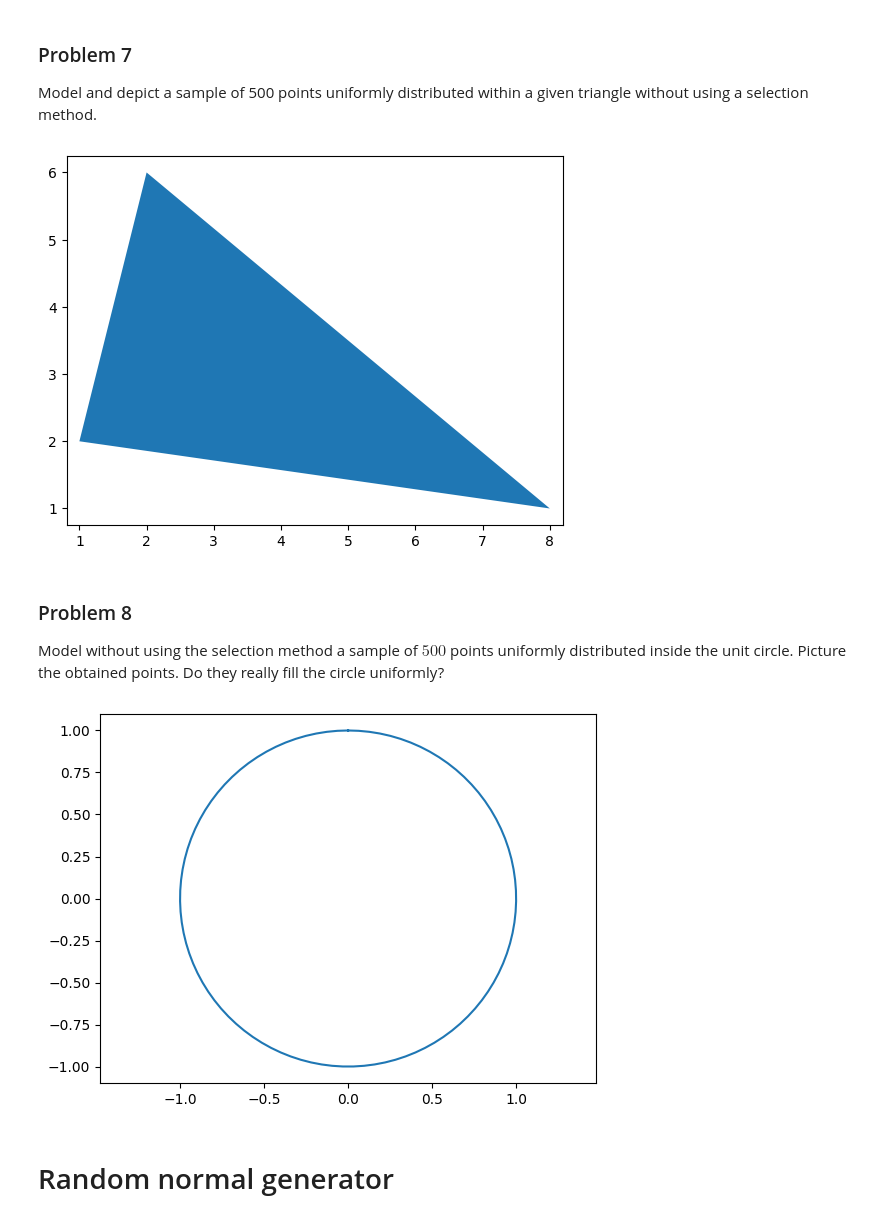
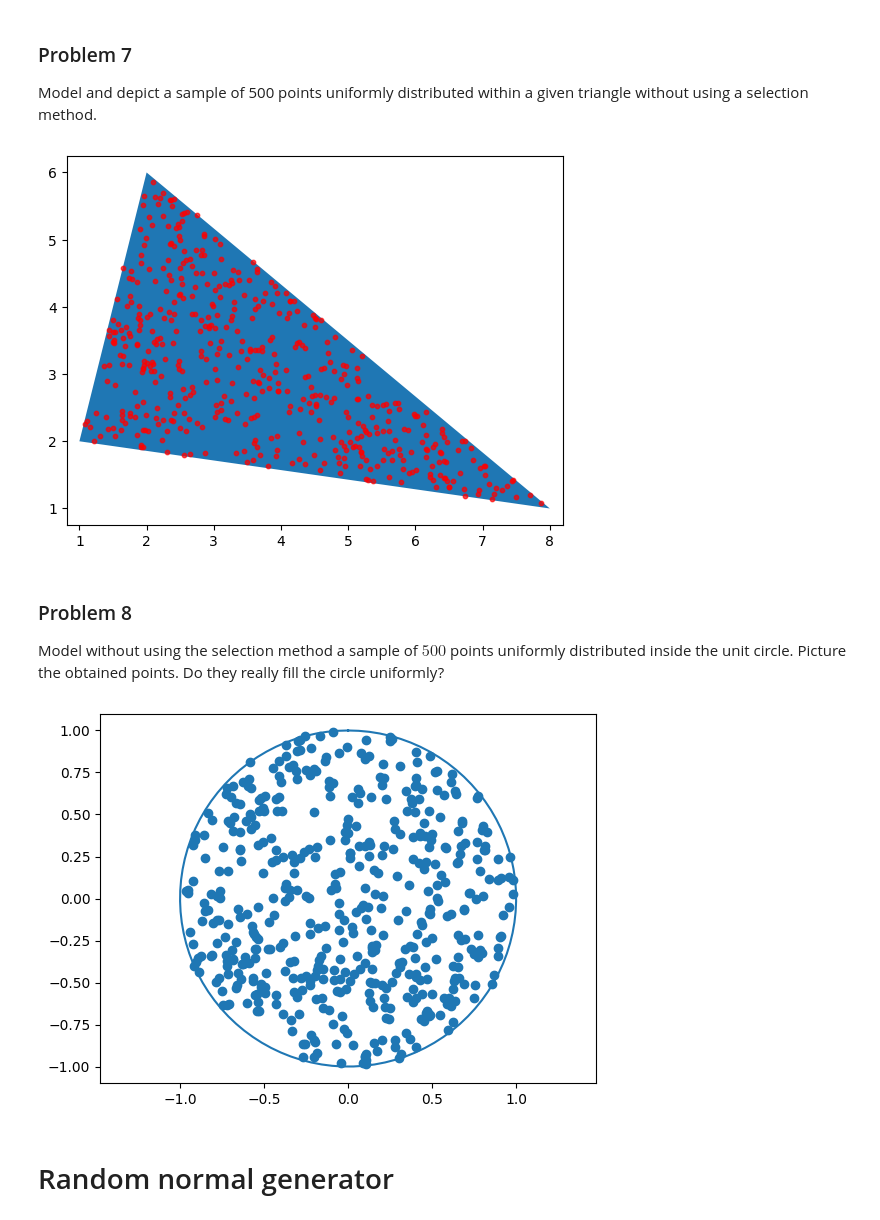
Before and after one commit to pkorotkow/statprak, a Jupyter notebook: statprak3.ipynb, the cells around one changed output. Drawn from its saved outputs; the diff is of its cells as text; code cells hidden in the pictures.

```diff
--- a/statprak3.ipynb
+++ b/statprak3.ipynb
@@ -135,6 +188,17 @@ fig = plt.figure()
 polygon = Polygon(xy=np.array([[1, 2], [2, 6], [8, 1]]), closed=True)
 plt.gca().add_collection(PatchCollection([polygon]))
 plt.axis('equal')
+
+n = 500
+u1 = np.random.uniform(0, 1, n)
+u2 = np.random.uniform(0, 1, n)
+mask = (u1 + u2 > 1)
+u1[mask], u2[mask] = 1 - u1[mask], 1 - u2[mask]
+
+x = 1 + u1 + u2 * 7
+y = 2 + u1 * 4 - u2
+
+plt.scatter(x, y, c = 'r', s = 10, alpha = 0.7)
 plt.show()
 # %% [output]
-[figure, old version]
+[figure, new version]
@@ -146,9 +208,18 @@ Model without using the selection method a sample of $500$ points uniformly dist
 # %%
 fig = plt.figure()
 
 t = np.linspace(0, 2*np.pi, 100)
 plt.plot(np.sin(t), np.cos(t))
 plt.axis('equal')
+
+n = 500
+tetta = np.random.uniform(0, 2 * np.pi, n)
+R  = np.sqrt(np.random.uniform(0, 1, n))
+x = R * np.cos(tetta)
+y = R * np.sin(tetta)
+
+plt.scatter(x, y)
+
 plt.show()
 # %% [output]
-[figure, old version]
+[figure, new version]
```
Also changed, not shown: parts of 25 cells of this notebook.
